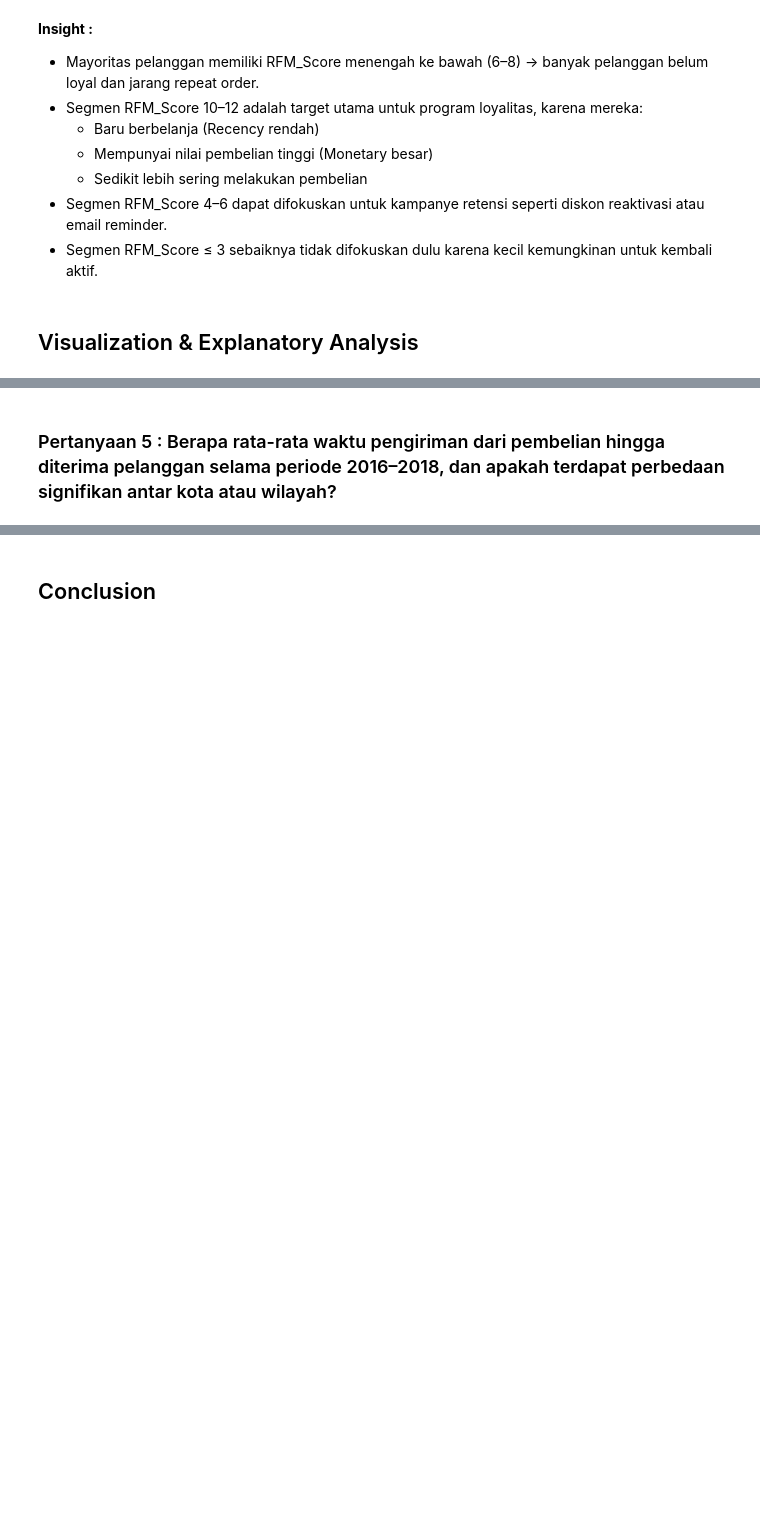
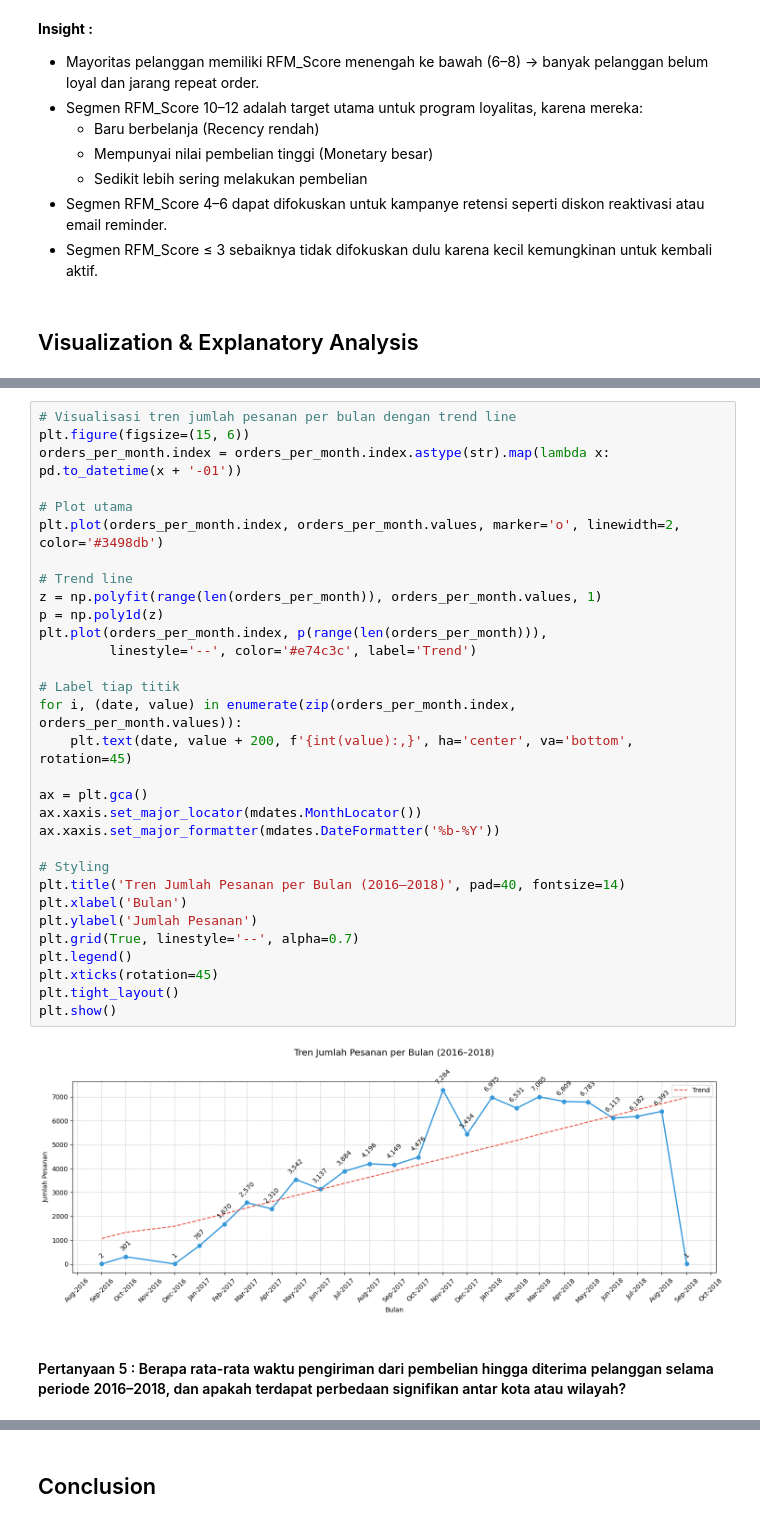
Before and after one commit to fiyandamamuri/e-commerce_public_datasets_analysis, a Jupyter notebook: notebook copy.ipynb, the cells around one changed output, grey strips where cells are left out. Drawn from its saved outputs; the diff is of its cells as text; blank space fills up the shorter version.

```diff
--- a/notebook copy.ipynb
+++ b/notebook copy.ipynb
@@ -1011,2 +1127,35 @@ RFM_Score
+# %%
+# Visualisasi tren jumlah pesanan per bulan dengan trend line
+plt.figure(figsize=(15, 6))
+orders_per_month.index = orders_per_month.index.astype(str).map(lambda x: pd.to_datetime(x + '-01'))
+
+# Plot utama
+plt.plot(orders_per_month.index, orders_per_month.values, marker='o', linewidth=2, color='#3498db')
+
+# Trend line
+z = np.polyfit(range(len(orders_per_month)), orders_per_month.values, 1)
+p = np.poly1d(z)
+plt.plot(orders_per_month.index, p(range(len(orders_per_month))),
+         linestyle='--', color='#e74c3c', label='Trend')
+
+# Label tiap titik
+for i, (date, value) in enumerate(zip(orders_per_month.index, orders_per_month.values)):
+    plt.text(date, value + 200, f'{int(value):,}', ha='center', va='bottom', rotation=45)
+
+ax = plt.gca()
+ax.xaxis.set_major_locator(mdates.MonthLocator())
+ax.xaxis.set_major_formatter(mdates.DateFormatter('%b-%Y'))
+
+# Styling
+plt.title('Tren Jumlah Pesanan per Bulan (2016–2018)', pad=40, fontsize=14)
+plt.xlabel('Bulan')
+plt.ylabel('Jumlah Pesanan')
+plt.grid(True, linestyle='--', alpha=0.7)
+plt.legend()
+plt.xticks(rotation=45)
+plt.tight_layout()
+plt.show()
+# %% [output]
+[figure, added]
 # %% [markdown]
-### Pertanyaan 5 : Berapa rata-rata waktu pengiriman dari pembelian hingga diterima pelanggan selama periode 2016–2018, dan apakah terdapat perbedaan signifikan antar kota atau wilayah?
+#### Pertanyaan 5 : Berapa rata-rata waktu pengiriman dari pembelian hingga diterima pelanggan selama periode 2016–2018, dan apakah terdapat perbedaan signifikan antar kota atau wilayah?
```
Also changed, not shown: parts of 26 cells of this notebook, 1 other file.
